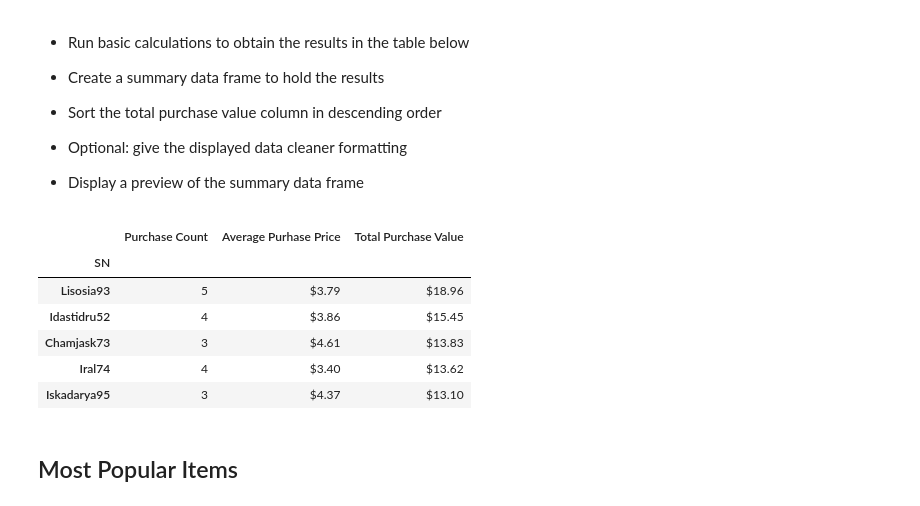
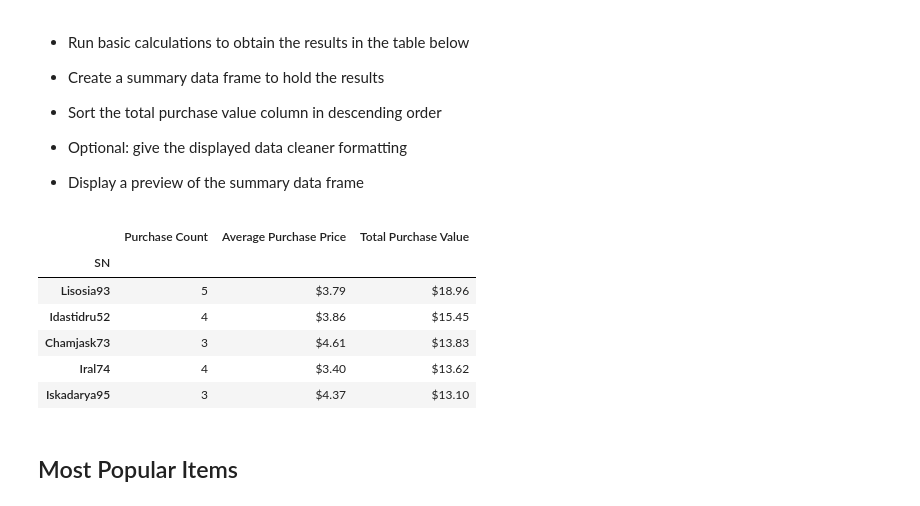
Before and after one commit to clmatherson/pandas-challenge, a Jupyter notebook: HeroesOfPymoli/HeroesOfPymoli_starter.ipynb, the cells around one changed output. Drawn from its saved outputs; the diff is of its cells as text; code cells hidden in the pictures.

```diff
--- a/HeroesOfPymoli/HeroesOfPymoli_starter.ipynb
+++ b/HeroesOfPymoli/HeroesOfPymoli_starter.ipynb
@@ -196,22 +199,3 @@ purcd_rlt_df.style.format({'Percentage of Players':'{:.2f}%'})
 
 
 * Display the summary data frame
-# %%
-# Establish bins for ages
-purchase_df['Age Group'] = pd.cut(purchase_df.Age,
-                                           bins = [0,9,14,19,24,29,34,39,99], labels = ['<10','10-14','15-19','20-24',
-                                                                                           '25-29','30-34','35-39','40+'])
-
-# Calculate purchase count, avg purchase price, total purchases, avg purchase per person
-pacount = purchase_df.groupby(['Age Group'])['SN'].count()
-pamean = purchase_df.groupby(['Age Group'])['Price'].mean()
-papurc = purchase_df.groupby(['Age Group'])['Price'].sum()
-pavgpur = papurc / purchase_df.groupby(['Age Group'])['SN'].nunique()
-
-# Merge calculations in dataframe
-papurchase_df = pd.concat([pacount,pamean,papurc,pavgpur],axis=1)
-
-# Update column headers, format and disply results
-papurchase_df.columns = ['Purchase Count','Average Purchase Price','Total Purchase Value','Avg Total Purchase per Person']
-papurchase_df.style.format({'Average Purchase Price':'${:.2f}','Total Purchase Value':'${:.2f}',
-                         'Avg Total Purchase per Person':'${:.2f}'})
@@ -243,22 +243,19 @@ papurchase_df.style.format({'Average Purchase Price':'${:.2f}','Total Purchase V
 
 * Display a preview of the summary data frame
 # %%
-# Calculations, Count Purchases and get the Average Purchase Price
-tscpurch = purchase_df.groupby(['SN'])['Item ID'].count()
-tsmpurch = purchase_df.groupby(['SN'])['Price'].mean()
-
-# Merge Calculated series and update column Headings
-tspurchase_df = pd.merge(tscpurch,tsmpurch,left_index=True,right_index=True)
-tspurchase_df.columns = ['Purchase Count','Average Purhase Price']
-
-# Calculate Total Purchase Value and add column to df
-tspurchase_df['Total Purchase Value'] = tscpurch * tsmpurch
+# Run calculations and create Summary DataFrame
+tspurchase_df = pd.DataFrame({
+    'Purchase Count':purchase_df.groupby(['SN'])['Item ID'].count(),
+    'Average Purchase Price':purchase_df.groupby(['SN'])['Price'].mean(),
+    'Total Purchase Value':purchase_df.groupby(['SN'])['Item ID'].count()
+    * purchase_df.groupby(['SN'])['Price'].mean()
+})
 
 # Summerize sort and show results
-tspurch_df = tspurchase_df.sort_values('Total Purchase Value', ascending=False).head(5)
-tspurch_df.style.format({'Average Purhase Price':'${:.2f}','Total Purchase Value':'${:.2f}'})
+tspurch_df = tspurchase_df.sort_values('Total Purchase Value', ascending=False).head()
+tspurch_df.style.format({'Average Purchase Price':'${:.2f}','Total Purchase Value':'${:.2f}'})
 # %% [output]
-|  | Purchase Count | Average Purhase Price | Total Purchase Value |
+|  | Purchase Count | Average Purchase Price | Total Purchase Value |
 | SN |  |  |  |
 | Lisosia93 | 5 | $3.79 | $18.96 |
 | Idastidru52 | 4 | $3.86 | $15.45 |
```
Also changed, not shown: parts of 6 cells of this notebook, 1 other file.
